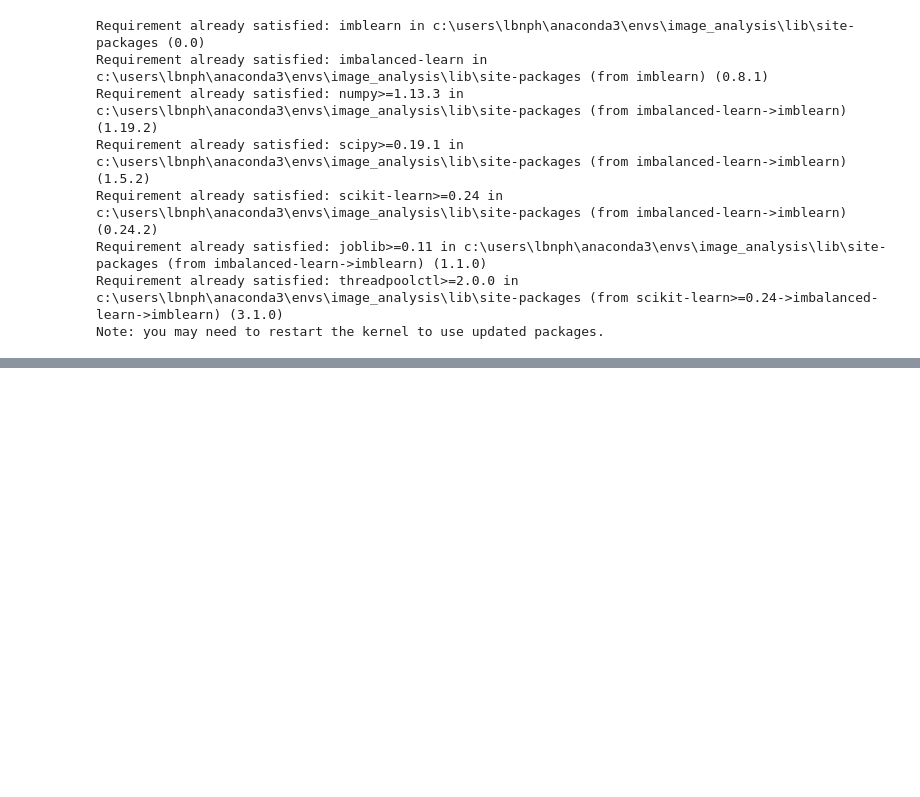
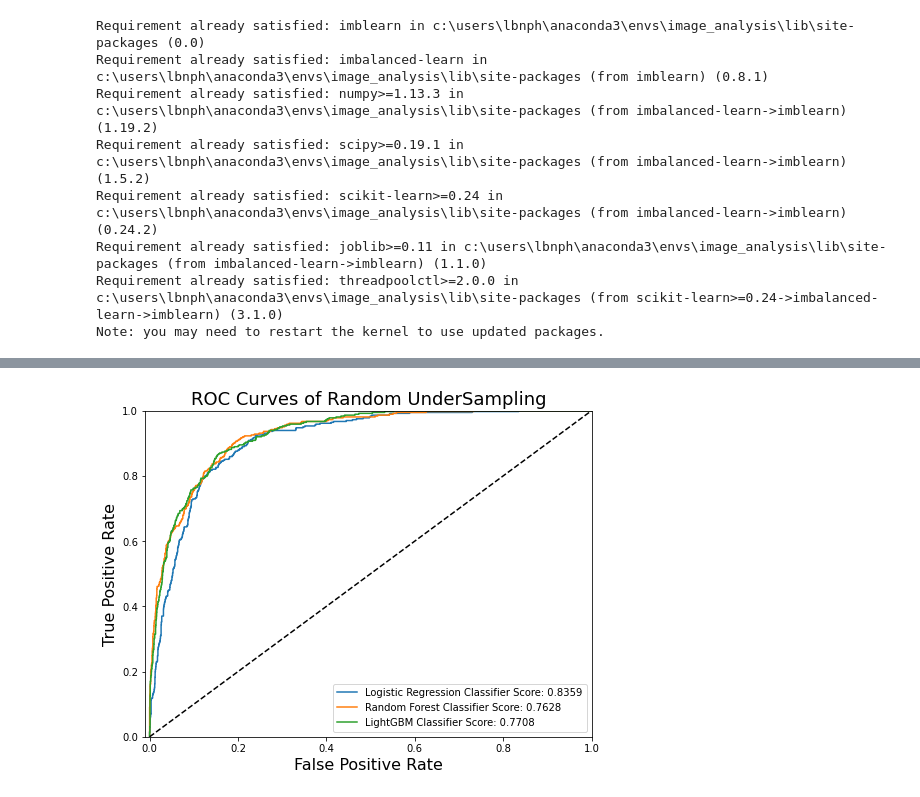
Before and after one commit to LBNphoenix/Aicadium_code, a Jupyter notebook: Aicadium_code.ipynb, the cells around one changed output, grey strips where cells are left out. Drawn from its saved outputs; the diff is of its cells as text; code cells hidden in the pictures; blank space fills up the shorter version.

```diff
--- a/Aicadium_code.ipynb
+++ b/Aicadium_code.ipynb
@@ -589,0 +624,27 @@ rf_importances = rf_importances.sort_values(by='Importance', ascending=False)
+# %%
+def models_evaluation_ROC_curve(models,y_pred_dict, X_test_dict, y_test, title, labels = ['False', 'True']):
+
+    num_models = len(models)
+
+    plt.figure(figsize=(8,6))
+    plt.title('ROC Curves of {}'.format(title), fontsize=18)
+
+    for key, model in models.items():
+        y_pred = y_pred_dict[key]
+        fpr, tpr, thresold = roc_curve(y_test, model.predict_proba(X_test_dict[key])[:,1])
+        plt.plot(fpr, tpr, label='{} Classifier Score: {:.4f}'.format(key, roc_auc_score(y_test, y_pred)))
+
+    plt.plot([0, 1], [0, 1], 'k--')
+    plt.axis([-0.01, 1, 0, 1])
+    plt.xlabel('False Positive Rate', fontsize=16)
+    plt.ylabel('True Positive Rate', fontsize=16)
+    plt.legend()
+# %%
+models = {'Logistic Regression': bm_log_reg, 'Random Forest':bm_rf, 'LightGBM':bm_lgbm}
+X_test_dict =  {'Logistic Regression': orig_X_test, 'Random Forest':tree_X_test, 'LightGBM':tree_X_test}
+
+y_pred_dict =  {'Logistic Regression': y_pred_bm_log_reg, 'Random Forest':y_pred_bm_rf, 'LightGBM':y_pred_bm_lgbm}
+
+models_evaluation_ROC_curve(models,y_pred_dict, X_test_dict,   orig_y_test, 'Random UnderSampling')
+# %% [output]
+[figure, added]
```
Also changed, not shown: parts of 84 cells of this notebook.
